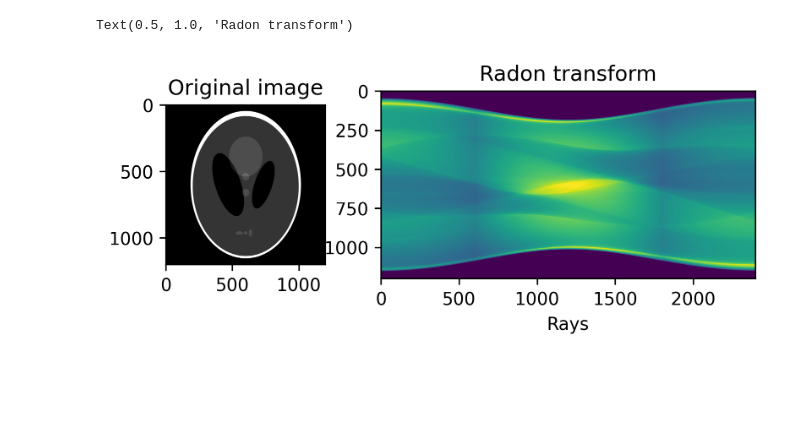
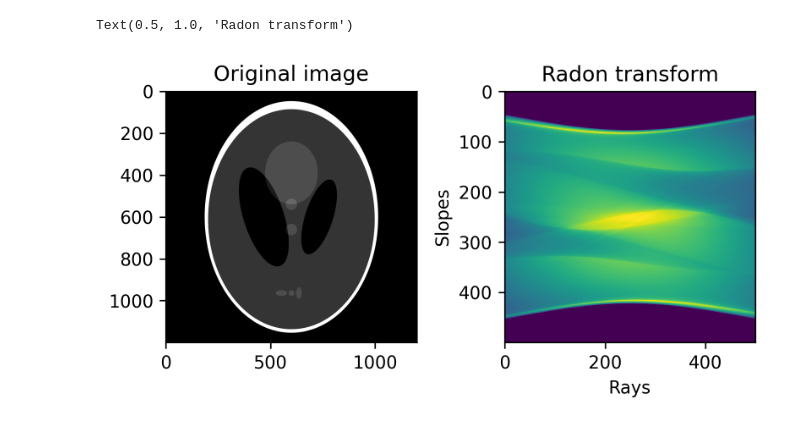
Before and after one commit to alelouis/pyradon, a Jupyter notebook: example.ipynb, the cells around one changed output. Saved outputs shown, nothing was run; the diff lists cells and outputs as text; code cells hidden in the pictures; blank space fills up the shorter version.

```diff
--- a/example.ipynb
+++ b/example.ipynb
@@ -21,14 +21,14 @@ print(f"{(t_stop-t_start)*1e3:.2f} ms")
 # %%
 plt.figure(dpi=150, figsize = (6, 3))
-plt.subplot(1, 3, 1)
+plt.subplot(1, 2, 1)
 plt.imshow(image, cmap = "gray")
 plt.title("Original image")
-plt.subplot(1, 3, (2, 3))
-plt.imshow(reconstruct.T, cmap = "viridis")
+plt.subplot(1, 2, 2)
+plt.imshow(radon_transform.T, cmap = "viridis")
 plt.xlabel("Rays")
 plt.ylabel("Slopes")
 plt.subplots_adjust(wspace = .35)
 plt.title("Radon transform")
 # %% [output]
 Text(0.5, 1.0, 'Radon transform')
-[figure, old version]
+[figure, new version]
```
Also changed, not shown: parts of 1 cell of this notebook.
